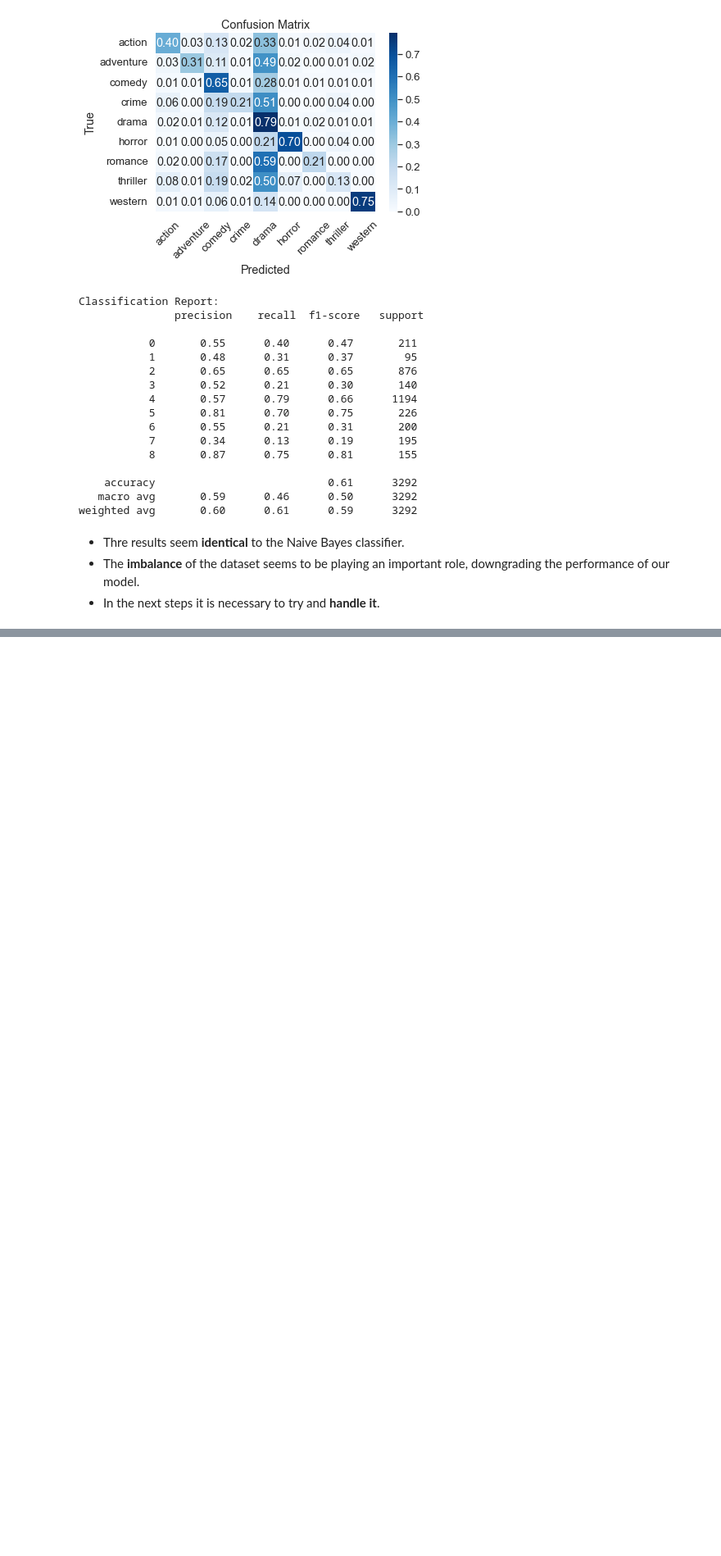
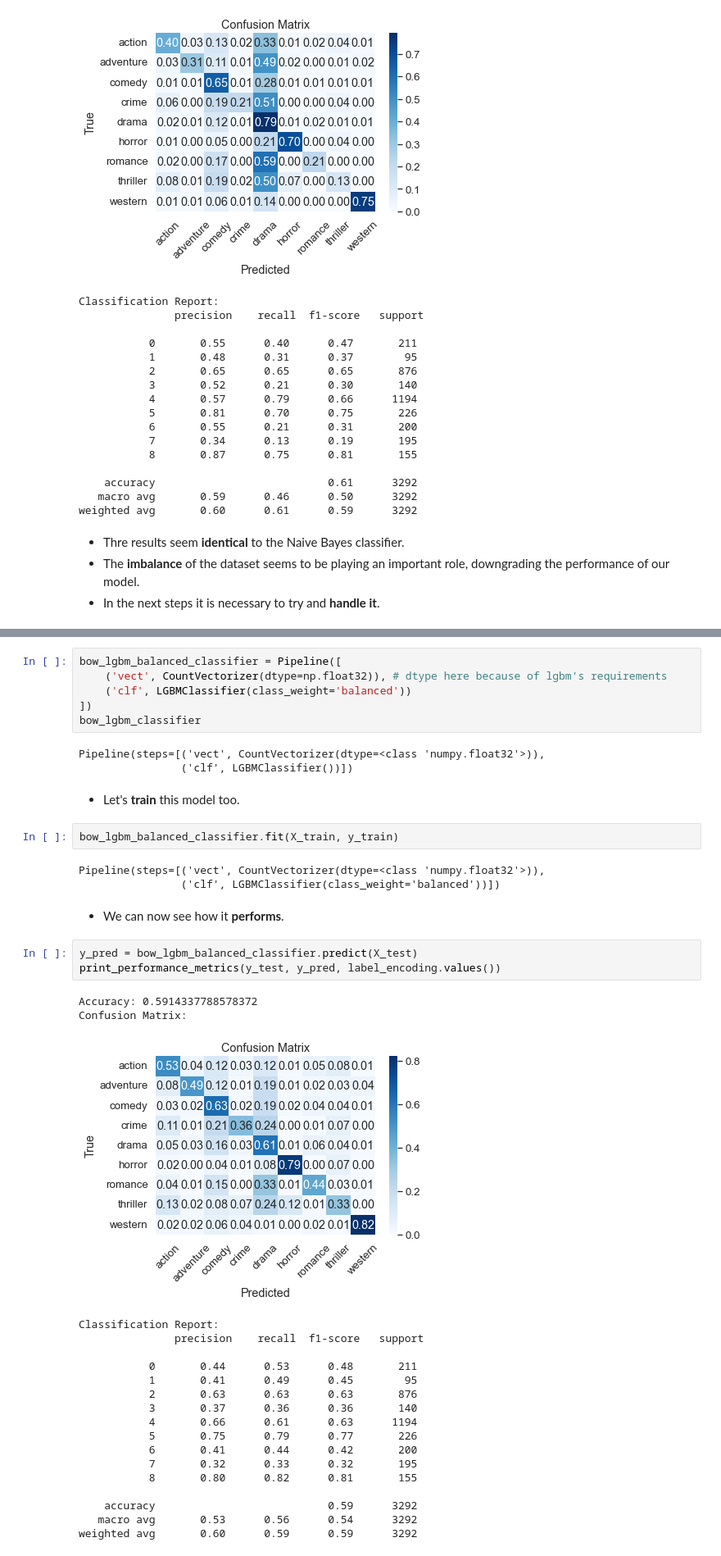
Before and after one commit to giorgossideris/movie_plots_nlp, a Jupyter notebook: genre_classification.ipynb, the cells around one changed output, grey strips where cells are left out. Shown: that part at 82% size. Cells and saved outputs as stored; diff of their text form; blank space fills up the shorter version.

Commit message:
Try handle imbalance by assigning weight to the classes
Both a balanced weighting and a more hybrid one were tested. The results were less imbalanced but the overall accuracy was about the same.

```diff
--- a/genre_classification.ipynb
+++ b/genre_classification.ipynb
@@ -246,0 +258,41 @@ weighted avg       0.60      0.61      0.59      3292
+# %%
+bow_lgbm_balanced_classifier = Pipeline([
+    ('vect', CountVectorizer(dtype=np.float32)), # dtype here because of lgbm's requirements
+    ('clf', LGBMClassifier(class_weight='balanced'))
+])
+bow_lgbm_classifier
+# %% [output]
+Pipeline(steps=[('vect', CountVectorizer(dtype=<class 'numpy.float32'>)),
+                ('clf', LGBMClassifier())])
+# %% [markdown]
+* Let's **train** this model too.
+# %%
+bow_lgbm_balanced_classifier.fit(X_train, y_train)
+# %% [output]
+Pipeline(steps=[('vect', CountVectorizer(dtype=<class 'numpy.float32'>)),
+                ('clf', LGBMClassifier(class_weight='balanced'))])
+# %% [markdown]
+* We can now see how it **performs**.
+# %%
+y_pred = bow_lgbm_balanced_classifier.predict(X_test)
+print_performance_metrics(y_test, y_pred, label_encoding.values())
+# %% [output]
+Accuracy: 0.5914337788578372
+Confusion Matrix:
+[figure, added]
+Classification Report:
+               precision    recall  f1-score   support
+
+           0       0.44      0.53      0.48       211
+           1       0.41      0.49      0.45        95
+           2       0.63      0.63      0.63       876
+           3       0.37      0.36      0.36       140
+           4       0.66      0.61      0.63      1194
+           5       0.75      0.79      0.77       226
+           6       0.41      0.44      0.42       200
+           7       0.32      0.33      0.32       195
+           8       0.80      0.82      0.81       155
+
+    accuracy                           0.59      3292
+   macro avg       0.53      0.56      0.54      3292
+weighted avg       0.60      0.59      0.59      3292
```
Also changed, not shown: parts of 12 cells of this notebook.
